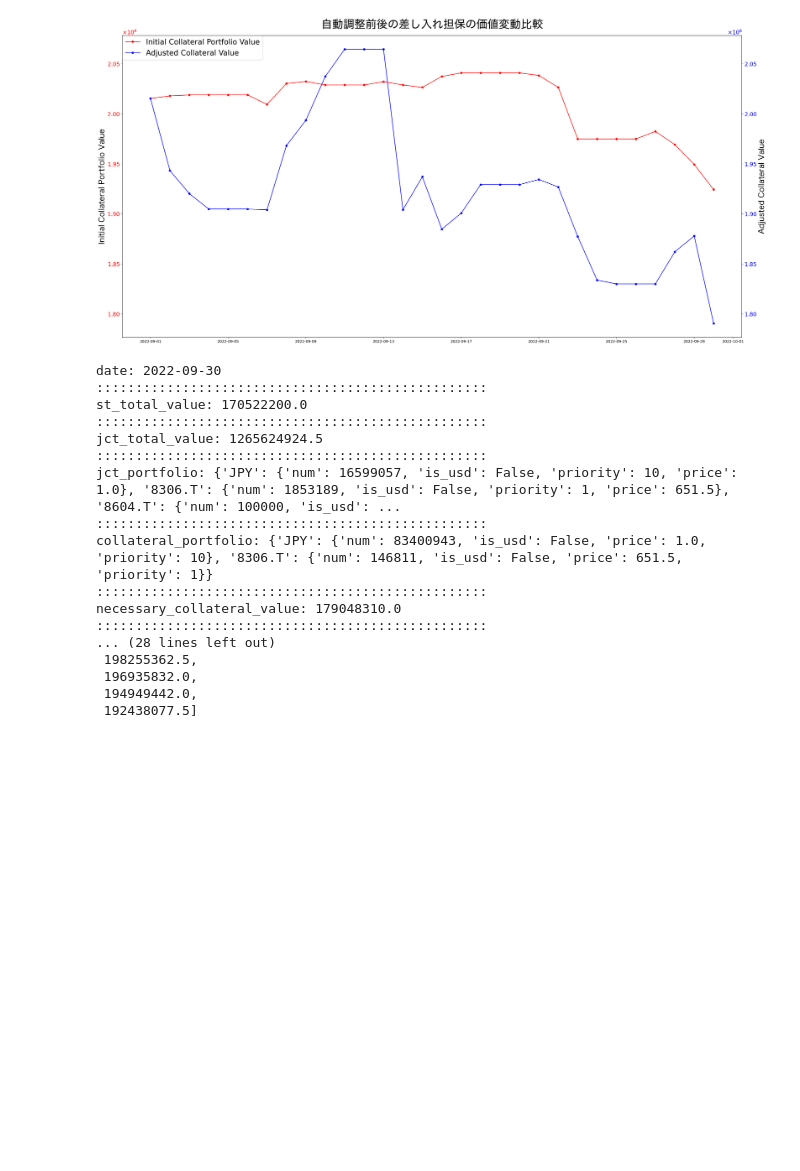
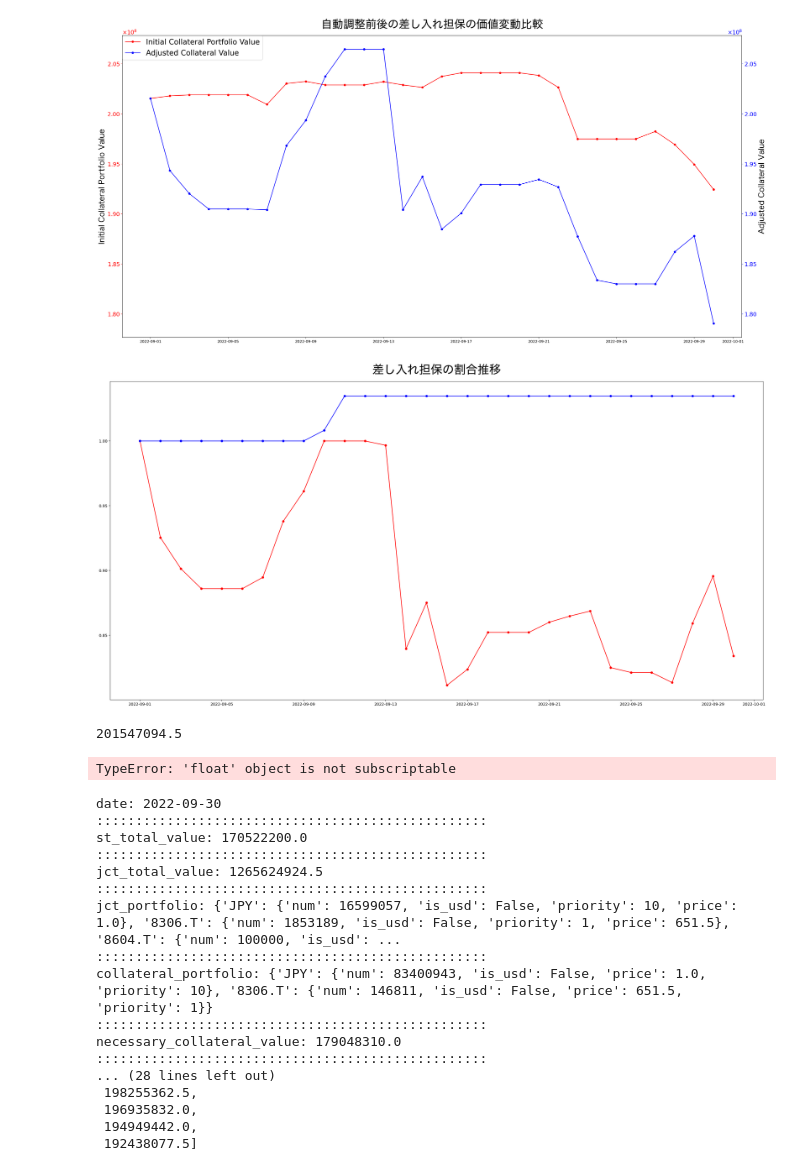
Before and after one commit to maru919/BC-experiment-simulator, a Jupyter notebook: sandbox/simulate_AutoAdjustment.ipynb, the cells around one changed output. Cells and saved outputs as stored; diff of their text form; code cells hidden in the pictures; blank space fills up the shorter version.

Commit message:
add collateral_percentage visualizer

```diff
--- a/sandbox/simulate_AutoAdjustment.ipynb
+++ b/sandbox/simulate_AutoAdjustment.ipynb
@@ -291,5 +307,30 @@ visualizer.compare_automation()
 # %% [output]
 [figure]
+# %%
+collateral_percentages = visualizer.calc_collateral_percentage()
+# %% [output]
+[figure, added]
+# %%
+initial_collateral_portfolio_list = [portfolio_sum(portfolio) for portfolio in logs['initial_collateral_portfolio']]
+color_list = ['red', 'blue', 'green', 'orange', 'purple', 'brown']
+security_list = logs['initial_collateral_portfolio'][0].keys()
+collateral_percentages = {}
+for security in security_list:
+    collateral_percentages[security] = []
+    for portfolio in logs['collateral_portfolio']:
+        if security in portfolio:
+            print(initial_collateral_value_list[0])
+            collateral_percentages[security].append(portfolio[security]['num'] / initial_collateral_value_list[0][security]['num'])
+        else:
+            collateral_percentages[security].append(0)
+
+plt.figure(figsize=(30, 15))
+plt.title("差し入れ担保の割合推移", fontsize=30, pad=20, fontname="Hiragino Sans")
+for idx, security in enumerate(security_list):
+    plt.plot(self.date_list, collateral_percentages[security], marker='o', markersize=5, color=color_list[idx], label=security)
+# %% [output]
+201547094.5
+TypeError: 'float' object is not subscriptable
 # %%
 def portfolio_sum(portfolio):
     total_value = 0
```
Also changed, not shown: parts of 6 cells of this notebook, 1 other file.
